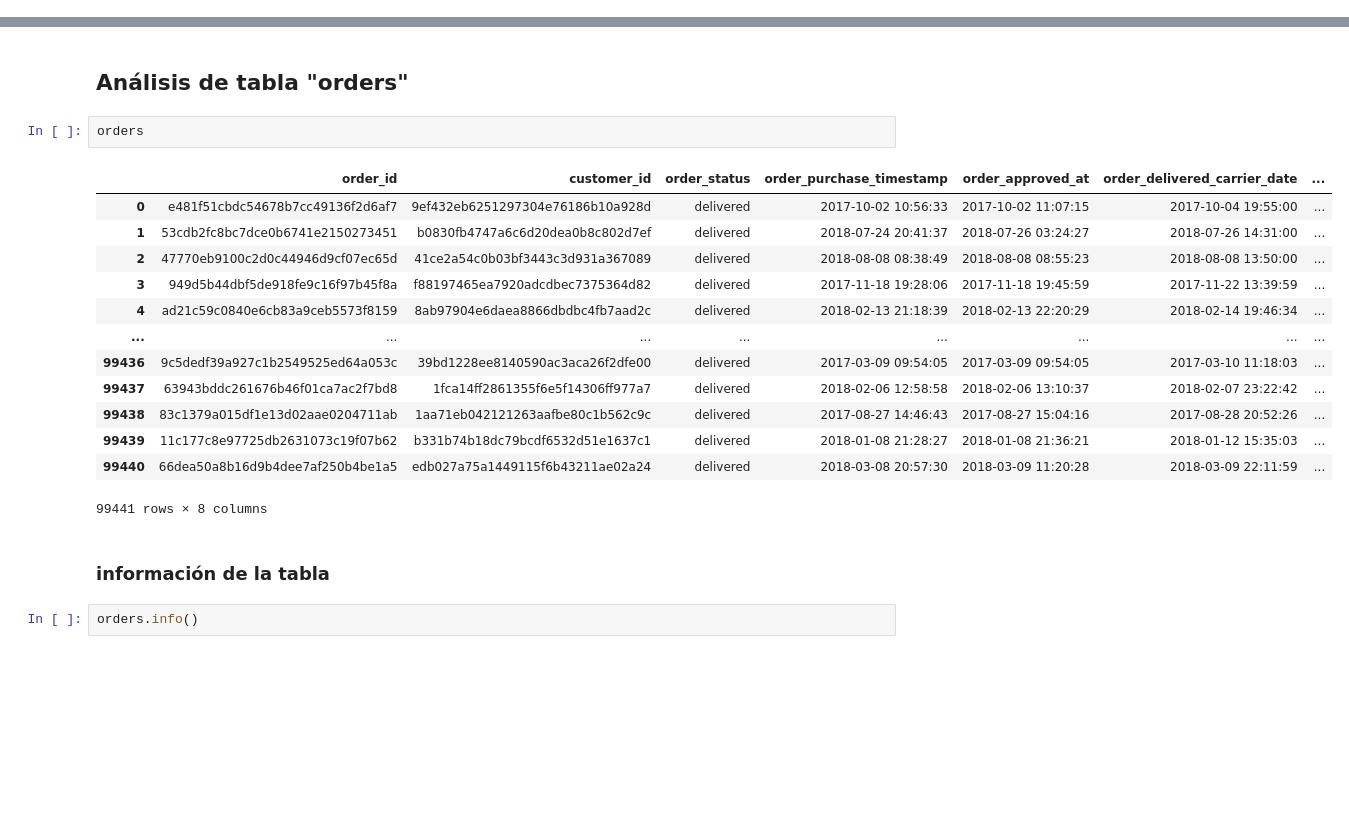
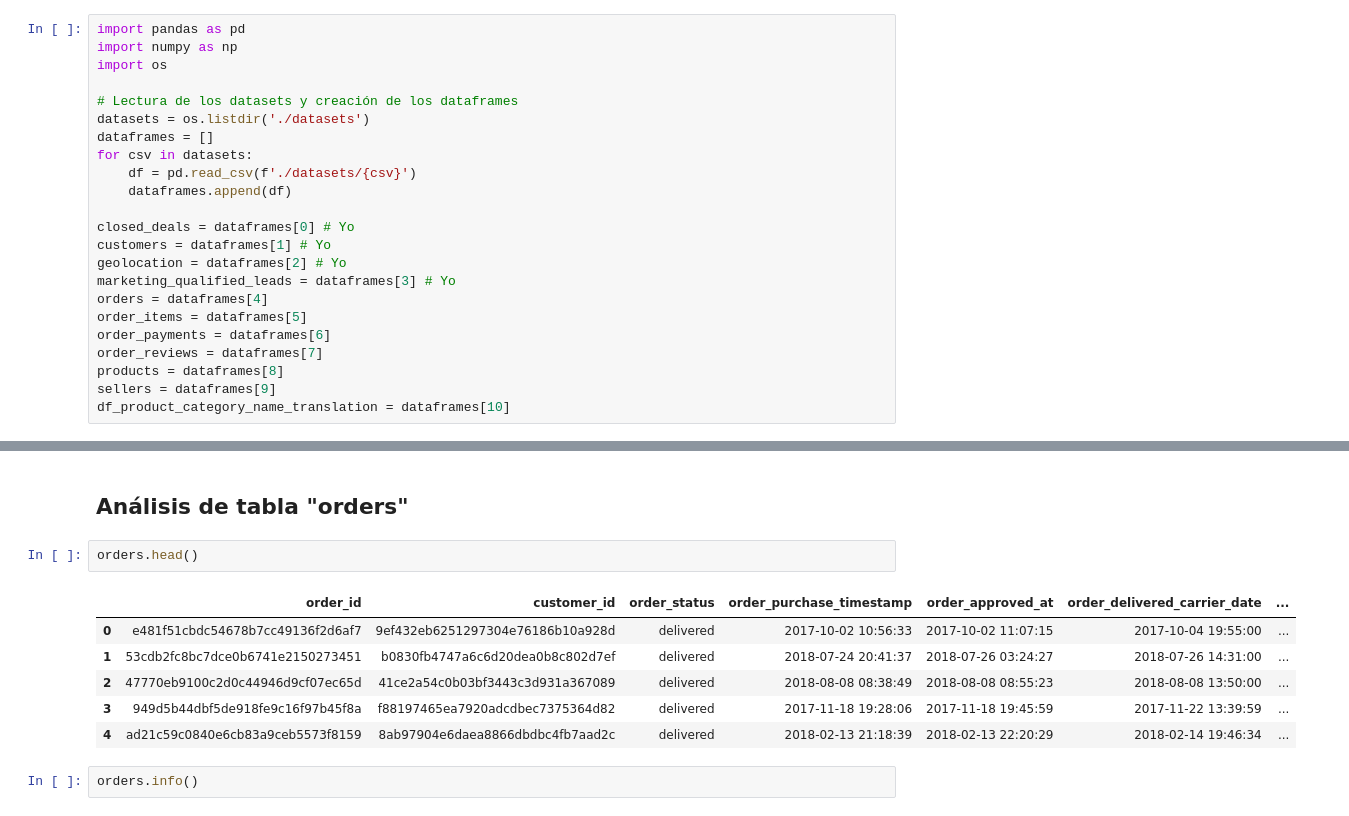
Before and after one commit to damul90/PF_data05, a Jupyter notebook: ETL_EDA.ipynb, the cells around one changed output, grey strips where cells are left out. Drawn from its saved outputs; the diff is of its cells as text; blank space fills up the shorter version.

Commit message:
Creación de función para ETL integrado

```diff
--- a/ETL_EDA.ipynb
+++ b/ETL_EDA.ipynb
@@ -25,3 +1,26 @@ KeyboardInterrupt:
+# %%
+import pandas as pd
+import numpy as np
+import os
+
+# Lectura de los datasets y creación de los dataframes
+datasets = os.listdir('./datasets')
+dataframes = []
+for csv in datasets:
+    df = pd.read_csv(f'./datasets/{csv}')
+    dataframes.append(df)
+
+closed_deals = dataframes[0] # Yo
+customers = dataframes[1] # Yo
+geolocation = dataframes[2] # Yo
+marketing_qualified_leads = dataframes[3] # Yo
+orders = dataframes[4]
+order_items = dataframes[5]
+order_payments = dataframes[6]
+order_reviews = dataframes[7]
+products = dataframes[8]
+sellers = dataframes[9]
+df_product_category_name_translation = dataframes[10]
 # %% [markdown]
 ## Análisis de tabla "Closed_deals"
 # %% [markdown]
@@ -884,23 +887,14 @@ See the caveats in the documentation: https://pandas.pydata.org/pandas-docs/stab
 # %% [markdown]
 ## Análisis de tabla "orders"
 # %%
-orders
+orders.head()
 # %% [output]
 |  | order_id | customer_id | order_status | order_purchase_timestamp | order_approved_at | order_delivered_carrier_date | ... |
 | 0 | e481f51cbdc54678b7cc49136f2d6af7 | 9ef432eb6251297304e76186b10a928d | delivered | 2017-10-02 10:56:33 | 2017-10-02 11:07:15 | 2017-10-04 19:55:00 | ... |
 | 1 | 53cdb2fc8bc7dce0b6741e2150273451 | b0830fb4747a6c6d20dea0b8c802d7ef | delivered | 2018-07-24 20:41:37 | 2018-07-26 03:24:27 | 2018-07-26 14:31:00 | ... |
 | 2 | 47770eb9100c2d0c44946d9cf07ec65d | 41ce2a54c0b03bf3443c3d931a367089 | delivered | 2018-08-08 08:38:49 | 2018-08-08 08:55:23 | 2018-08-08 13:50:00 | ... |
 | 3 | 949d5b44dbf5de918fe9c16f97b45f8a | f88197465ea7920adcdbec7375364d82 | delivered | 2017-11-18 19:28:06 | 2017-11-18 19:45:59 | 2017-11-22 13:39:59 | ... |
 | 4 | ad21c59c0840e6cb83a9ceb5573f8159 | 8ab97904e6daea8866dbdbc4fb7aad2c | delivered | 2018-02-13 21:18:39 | 2018-02-13 22:20:29 | 2018-02-14 19:46:34 | ... |
-| ... | ... | ... | ... | ... | ... | ... | ... |
-| 99436 | 9c5dedf39a927c1b2549525ed64a053c | 39bd1228ee8140590ac3aca26f2dfe00 | delivered | 2017-03-09 09:54:05 | 2017-03-09 09:54:05 | 2017-03-10 11:18:03 | ... |
-| 99437 | 63943bddc261676b46f01ca7ac2f7bd8 | 1fca14ff2861355f6e5f14306ff977a7 | delivered | 2018-02-06 12:58:58 | 2018-02-06 13:10:37 | 2018-02-07 23:22:42 | ... |
-| 99438 | 83c1379a015df1e13d02aae0204711ab | 1aa71eb042121263aafbe80c1b562c9c | delivered | 2017-08-27 14:46:43 | 2017-08-27 15:04:16 | 2017-08-28 20:52:26 | ... |
-| 99439 | 11c177c8e97725db2631073c19f07b62 | b331b74b18dc79bcdf6532d51e1637c1 | delivered | 2018-01-08 21:28:27 | 2018-01-08 21:36:21 | 2018-01-12 15:35:03 | ... |
-| 99440 | 66dea50a8b16d9b4dee7af250b4be1a5 | edb027a75a1449115f6b43211ae02a24 | delivered | 2018-03-08 20:57:30 | 2018-03-09 11:20:28 | 2018-03-09 22:11:59 | ... |
-99441 rows × 8 columns
-# %% [markdown]
-### información de la tabla
 # %%
 orders.info()
 # %% [output]
```
Also changed, not shown: parts of 68 cells of this notebook.
